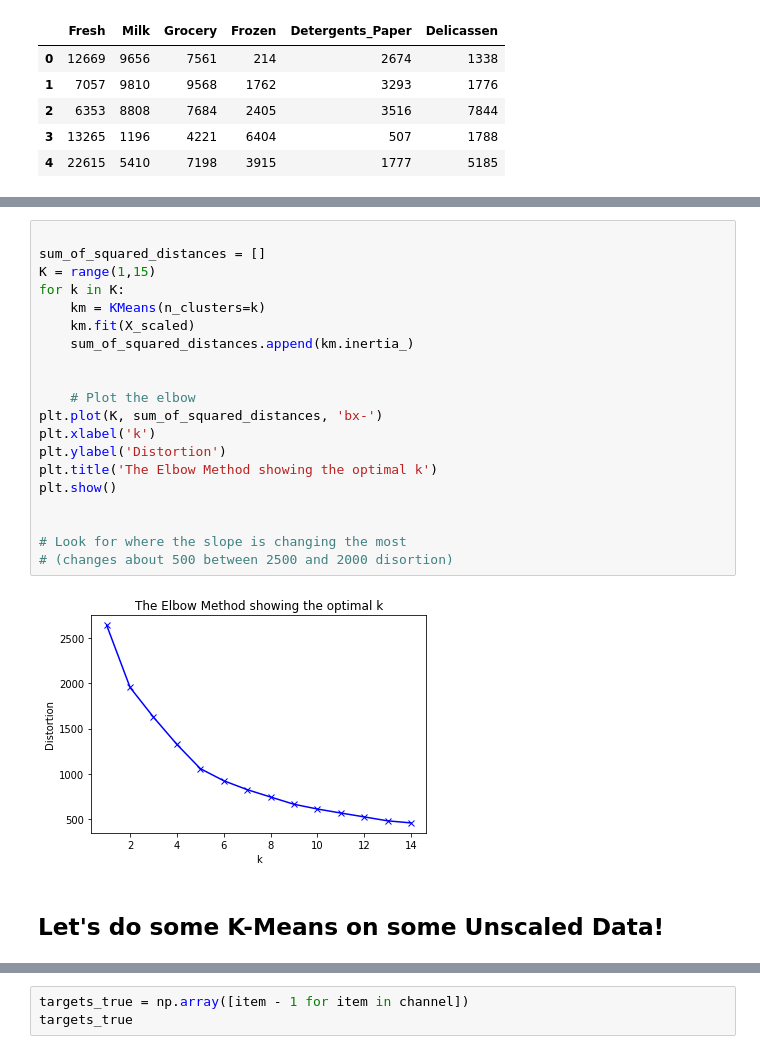
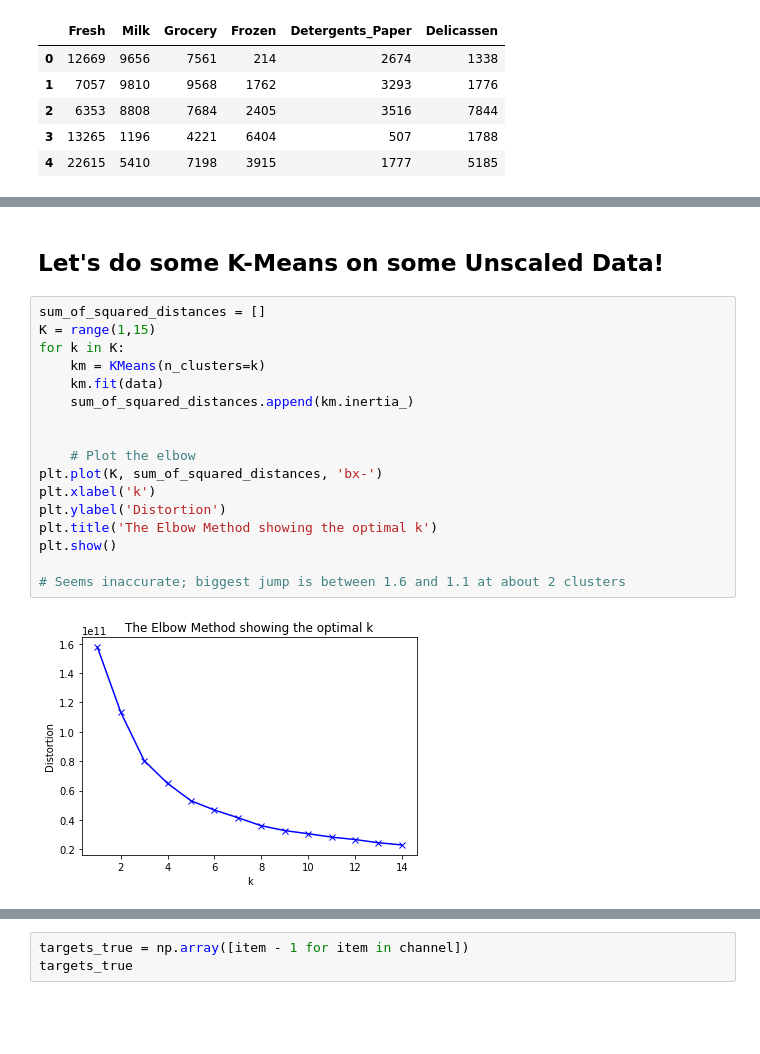
Before and after one commit to fchikwekwe/IntroToMachineLearning, a Jupyter notebook: Wholesale_Data_Assignment.ipynb, the cells around one changed output, grey strips where cells are left out. Cells and saved outputs as stored; diff of their text form; blank space fills up the shorter version.

```diff
--- a/Wholesale_Data_Assignment.ipynb
+++ b/Wholesale_Data_Assignment.ipynb
@@ -109,27 +58,24 @@ print(km.cluster_centers_)
-# %%
-
-sum_of_squared_distances = []
-K = range(1,15)
-for k in K:
-    km = KMeans(n_clusters=k)
-    km.fit(X_scaled)
-    sum_of_squared_distances.append(km.inertia_)
-
-
-    # Plot the elbow
-plt.plot(K, sum_of_squared_distances, 'bx-')
-plt.xlabel('k')
-plt.ylabel('Distortion')
-plt.title('The Elbow Method showing the optimal k')
-plt.show()
-
-
-# Look for where the slope is changing the most
-# (changes about 500 between 2500 and 2000 disortion)
-# %% [output]
-[figure, removed]
 # %% [markdown]
 ## Let's do some K-Means on some Unscaled Data!
+# %%
+sum_of_squared_distances = []
+K = range(1,15)
+for k in K:
+    km = KMeans(n_clusters=k)
+    km.fit(data)
+    sum_of_squared_distances.append(km.inertia_)
+
+
+    # Plot the elbow
+plt.plot(K, sum_of_squared_distances, 'bx-')
+plt.xlabel('k')
+plt.ylabel('Distortion')
+plt.title('The Elbow Method showing the optimal k')
+plt.show()
+
+# Seems inaccurate; biggest jump is between 1.6 and 1.1 at about 2 clusters
+# %% [output]
+[figure, added]
 # %%
 # STEP 1: Instantiate our model with best guess as to n_clusters.
 kmeans_model = KMeans(n_clusters=ACTUAL_NUM_OF_CLUSTERS)
```
Also changed, not shown: parts of 27 cells of this notebook.
